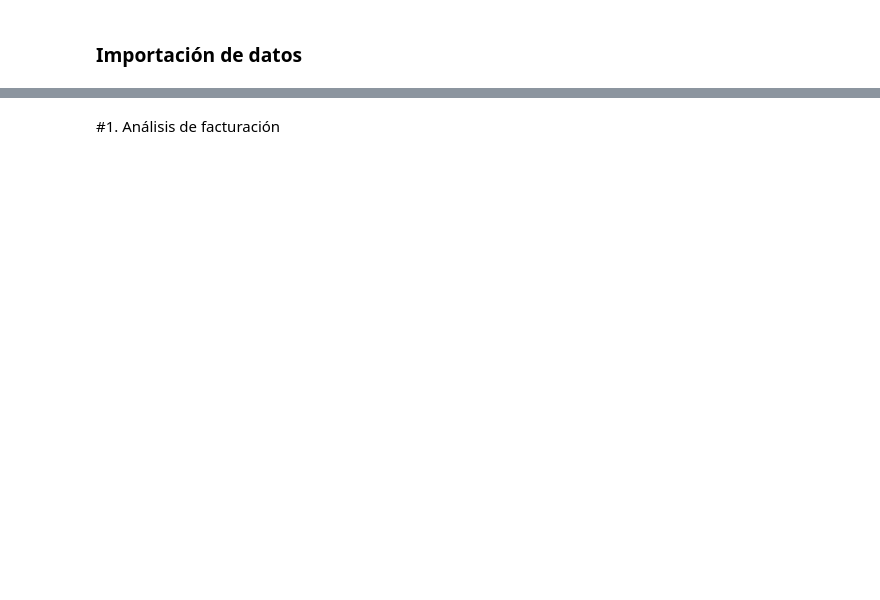
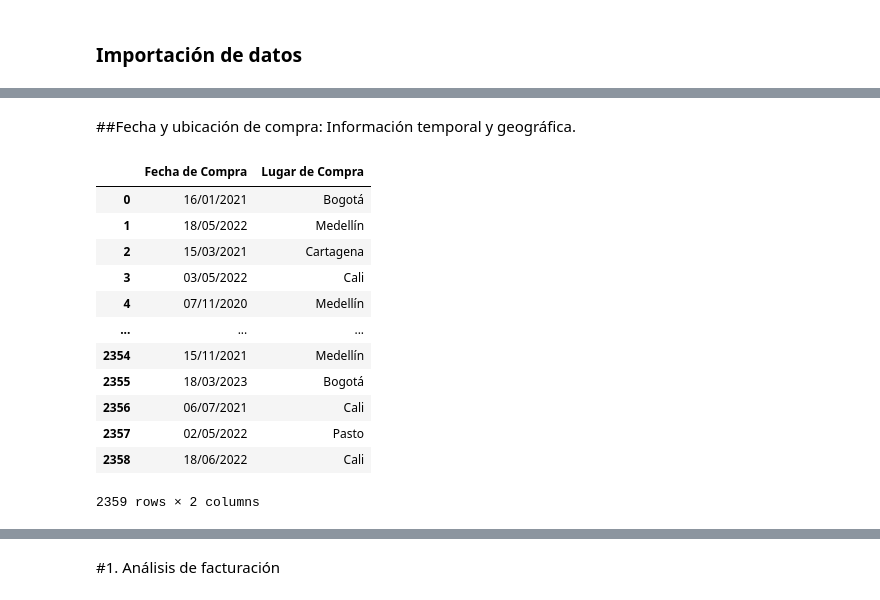
Before and after one commit to Yaaxek/Alura_Store, a Jupyter notebook: AluraStoreLatam.ipynb, the cells around one changed output, grey strips where cells are left out. Drawn from its saved outputs; the diff is of its cells as text; code cells hidden in the pictures; blank space fills up the shorter version.

```diff
--- a/AluraStoreLatam.ipynb
+++ b/AluraStoreLatam.ipynb
@@ -25,0 +90,18 @@ tienda.head()
+# %% [markdown]
+##Fecha y ubicación de compra: Información temporal y geográfica.
+# %%
+tienda[['Fecha de Compra','Lugar de Compra'	]]
+# %% [output]
+|  | Fecha de Compra | Lugar de Compra |
+| 0 | 16/01/2021 | Bogotá |
+| 1 | 18/05/2022 | Medellín |
+| 2 | 15/03/2021 | Cartagena |
+| 3 | 03/05/2022 | Cali |
+| 4 | 07/11/2020 | Medellín |
+| ... | ... | ... |
+| 2354 | 15/11/2021 | Medellín |
+| 2355 | 18/03/2023 | Bogotá |
+| 2356 | 06/07/2021 | Cali |
+| 2357 | 02/05/2022 | Pasto |
+| 2358 | 18/06/2022 | Cali |
+2359 rows × 2 columns
```
Also changed, not shown: parts of 18 cells of this notebook.
